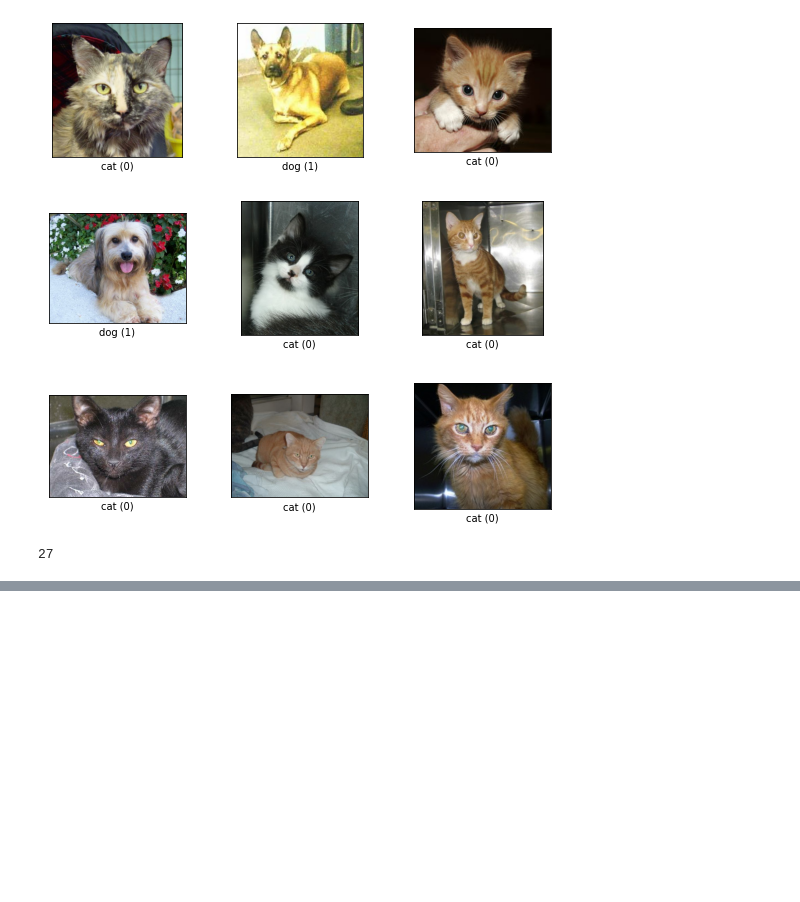
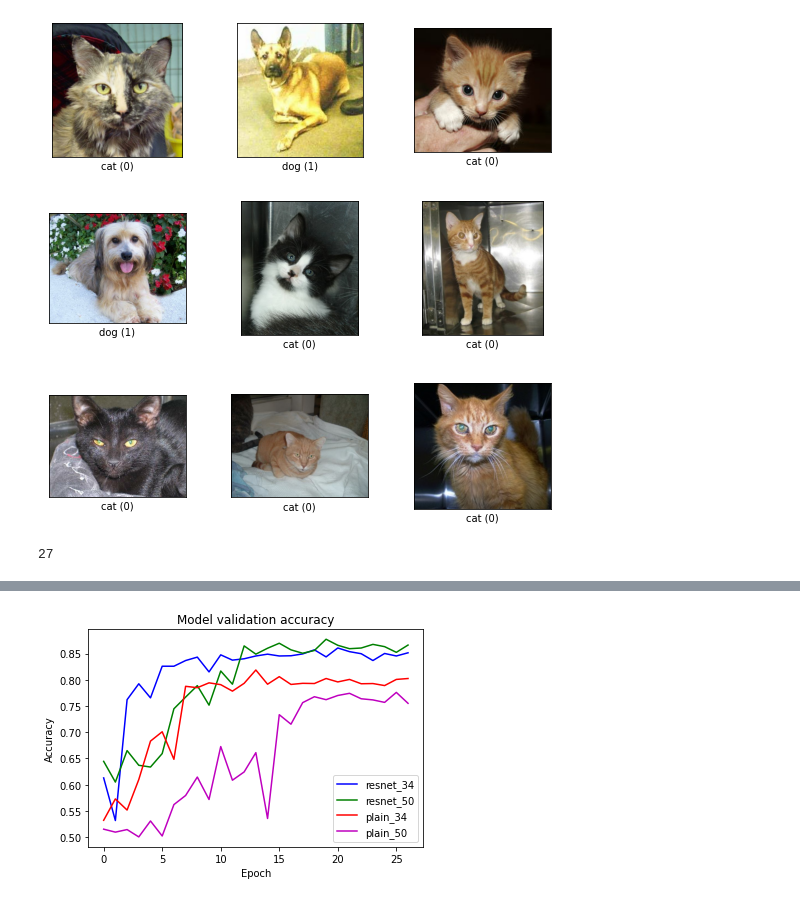
Before and after one commit to fmfmsd/Chamchee, a Jupyter notebook: GoingDeeper/GD1/Going_Deeper01.ipynb, the cells around one changed output, grey strips where cells are left out. Drawn from its saved outputs; the diff is of its cells as text; code cells hidden in the pictures; blank space fills up the shorter version.

```diff
--- a/GoingDeeper/GD1/Going_Deeper01.ipynb
+++ b/GoingDeeper/GD1/Going_Deeper01.ipynb
@@ -372,0 +414,7 @@ Epoch 20/27
+# %%
+plain_34 = build_plain(num_cnn_list=[3, 4, 6, 3],
+                       channel_list=[64, 128, 256, 512],
+                       is_50=False,
+                       cats_vs_dogs=True,
+                       input_shape=(224,224,3),
+                       name='Plain_34')
@@ -372,0 +456,23 @@ Epoch 20/27
+# %%
+plain_50 = build_plain(num_cnn_list = [3, 4, 6, 3],
+                       channel_list=[64, 128, 256, 512],
+                       is_50=True,
+                       cats_vs_dogs=True,
+                       input_shape=(224,224,3))
+# %%
+plain_50.compile(
+    loss='binary_crossentropy',
+    optimizer=tf.keras.optimizers.SGD(lr=0.1, momentum=0.9, clipnorm=1.),
+    metrics=['accuracy'],
+)
+
+history_plain_50 = plain_50.fit(
+    ds_train,
+    steps_per_epoch=int(ds_info.splits['train[:90%]'].num_examples/BATCH_SIZE),
+    validation_steps=int(ds_info.splits['train[90%:]'].num_examples/BATCH_SIZE),
+    epochs=EPOCH,
+    validation_data=ds_test,
+    verbose=1,
+    callbacks=[lr_scheduler],
+    use_multiprocessing=True,
+)
@@ -372,0 +497,12 @@ Epoch 20/27
+# %%
+plt.plot(history_34.history['val_accuracy'], 'b')
+plt.plot(history_50.history['val_accuracy'], 'g')
+plt.plot(history_plain_34.history['val_accuracy'], 'r')
+plt.plot(history_plain_50.history['val_accuracy'], 'm')
+plt.title('Model validation accuracy')
+plt.ylabel('Accuracy')
+plt.xlabel('Epoch')
+plt.legend(['resnet_34', 'resnet_50', 'plain_34', 'plain_50'], loc='lower right')
+plt.show()
+# %% [output]
+[figure, added]
```
Also changed, not shown: parts of 5 cells of this notebook.
